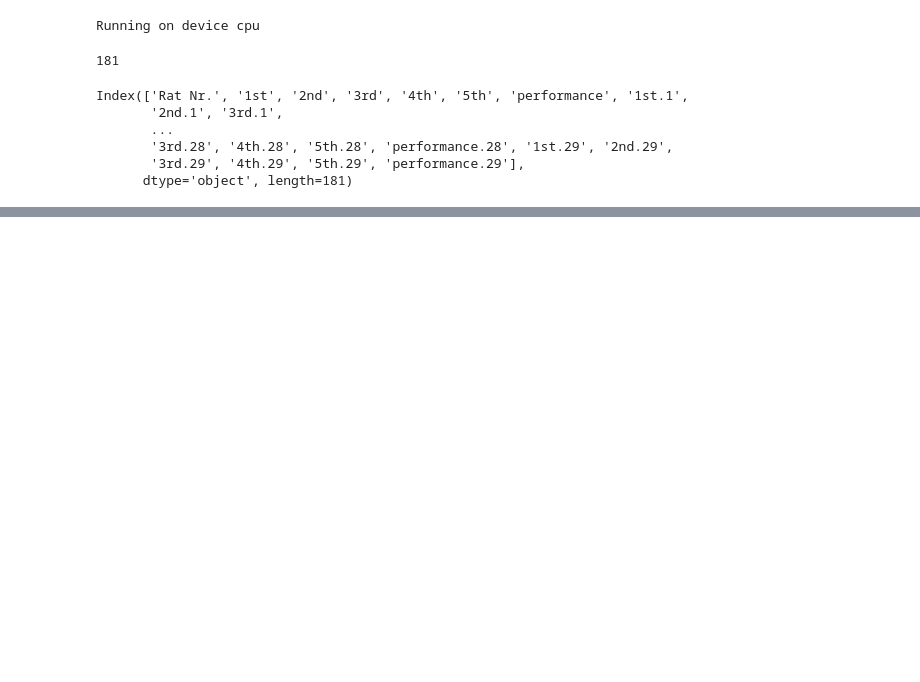
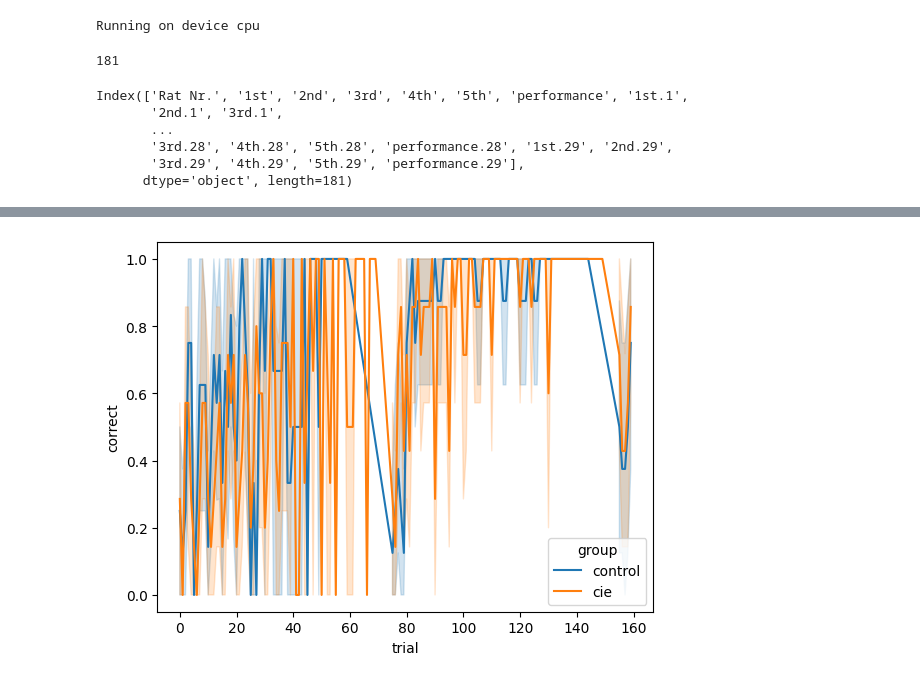
Before and after one commit to SSchwoebel/BayesianSpatialNav, a Jupyter notebook: 1_preprocessing.ipynb, the cells around one changed output, grey strips where cells are left out. Cells and saved outputs as stored; diff of their text form; code cells hidden in the pictures; blank space fills up the shorter version.

```diff
--- a/1_preprocessing.ipynb
+++ b/1_preprocessing.ipynb
@@ -212,0 +140,9 @@ def create_group_data(group_name, df):
+# %%
+group_name = "control"
+
+data_list_control, plot_dict_control = create_group_data(group_name, training_csv)
+structured_data_control = tu.restructure_behavioral_data(data_list_control)
+
+base_dir = "processed_data"
+fname_data = os.path.join(base_dir, f"TMaze_{group_name}_structured_data.json")
+misc.save_file(structured_data_control, fname_data)
@@ -212,0 +158,9 @@ def create_group_data(group_name, df):
+# %%
+group_name = "cie"
+
+data_list_cie, plot_dict_cie = create_group_data(group_name, training_csv)
+structured_data_cie = tu.restructure_behavioral_data(data_list_cie)
+
+base_dir = "processed_data"
+fname_data = os.path.join(base_dir, f"TMaze_{group_name}_structured_data.json")
+misc.save_file(structured_data_cie, fname_data)
@@ -212,0 +175,13 @@ def create_group_data(group_name, df):
+# %%
+plot_dict = {"animal": np.append(plot_dict_control["animal"], plot_dict_cie["animal"]), "correct": np.append(plot_dict_control["correct"], plot_dict_cie["correct"]),
+             "group": plot_dict_control["group"] + plot_dict_cie["group"], "valid": np.append(plot_dict_control["valid"], plot_dict_cie["valid"]),
+             "trial": np.append(plot_dict_control["trial"], plot_dict_cie["trial"]),
+             "trial_type": plot_dict_control["trial_type"]+plot_dict_cie["trial_type"]}
+# %%
+plot_df = pd.DataFrame(plot_dict)
+# %%
+plt.figure()
+sns.lineplot(data=plot_df[plot_df["valid"]==True], x="trial", y="correct", hue="group")
+plt.show()
+# %% [output]
+[figure, added]
```
Also changed, not shown: parts of 9 cells of this notebook, 2 other files.
